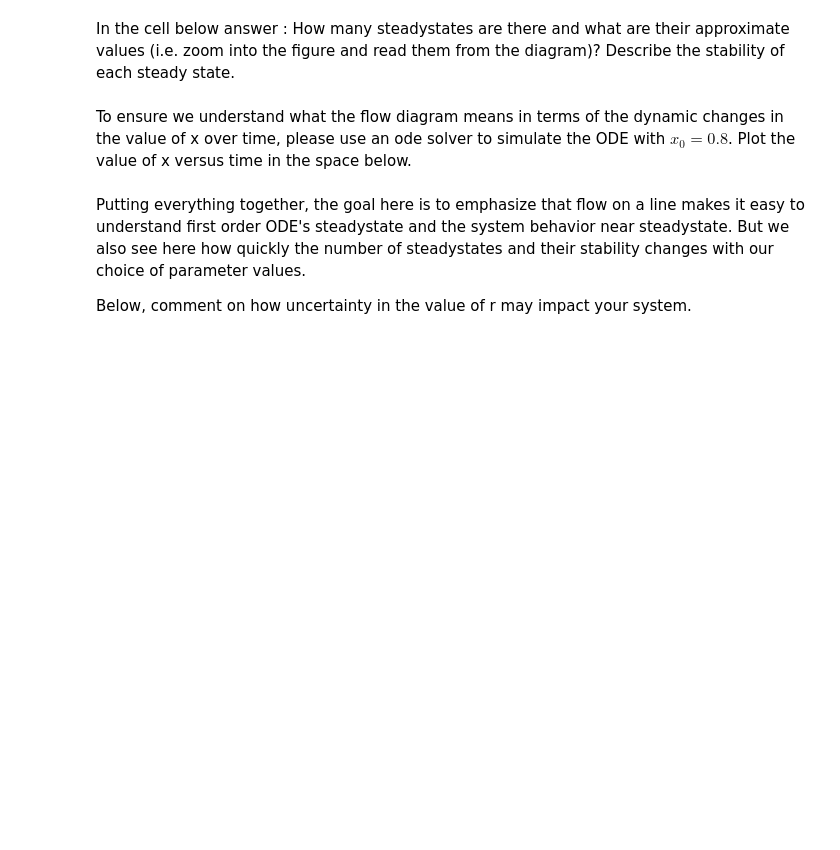
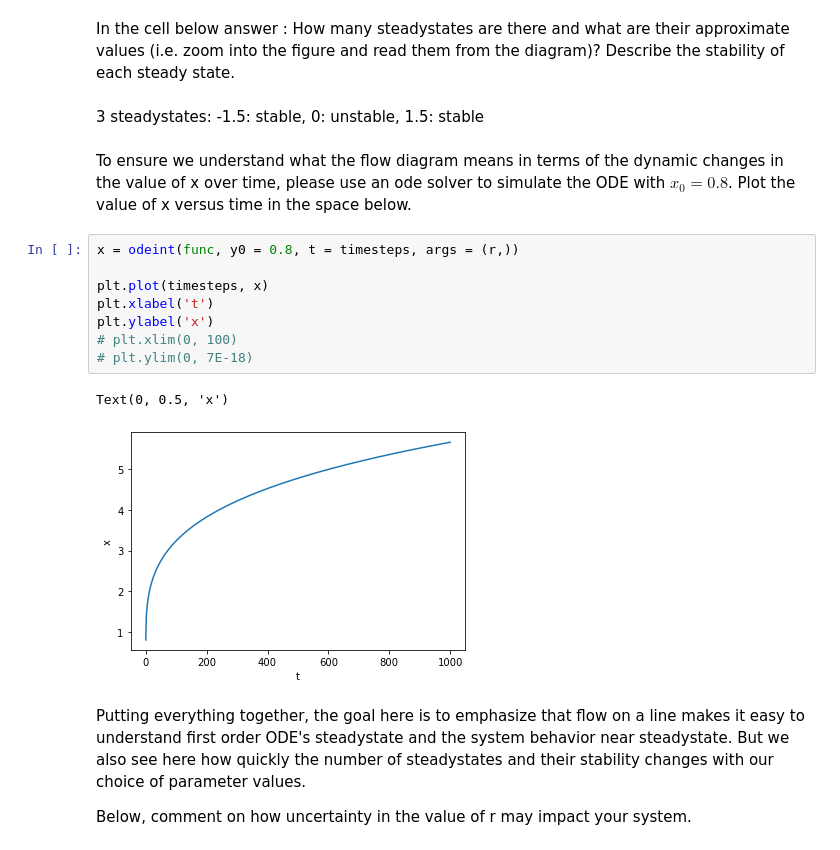
Before and after one commit to mdsnbutler/ChE_2410-Public-Repo, a Jupyter notebook: Homework/Homework 7 Flow on a Line.ipynb, the cells around one changed output. Saved outputs shown, nothing was run; the diff lists cells and outputs as text; blank space fills up the shorter version.

```diff
--- a/Homework/Homework 7 Flow on a Line.ipynb
+++ b/Homework/Homework 7 Flow on a Line.ipynb
@@ -91,8 +87,21 @@ Text(0, 0.5, 'dx/dt')
 [figure]
 # %% [markdown]
 In the cell below answer : How many steadystates are there and what are their approximate values (i.e. zoom into the figure and read them from the diagram)? Describe the stability of each steady state.
+# %% [markdown]
+3 steadystates: -1.5: stable, 0: unstable, 1.5: stable
 # %% [markdown]
 To ensure we understand what the flow diagram means in terms of the dynamic changes in the value of x over time, please use an ode solver to simulate the ODE with  $x_0 = 0.8$. Plot the value of x versus time in the space below.
+# %%
+x = odeint(func, y0 = 0.8, t = timesteps, args = (r,))
+
+plt.plot(timesteps, x)
+plt.xlabel('t')
+plt.ylabel('x')
+# plt.xlim(0, 100)
+# plt.ylim(0, 7E-18)
+# %% [output]
+Text(0, 0.5, 'x')
+[figure, added]
 # %% [markdown]
 Putting everything together, the goal here is to emphasize that flow on a line makes it easy to understand first order ODE's steadystate and the system behavior near steadystate. But we also see here how quickly the number of steadystates and their stability changes with our choice of parameter values.
 
```
Also changed, not shown: parts of 7 cells of this notebook.
